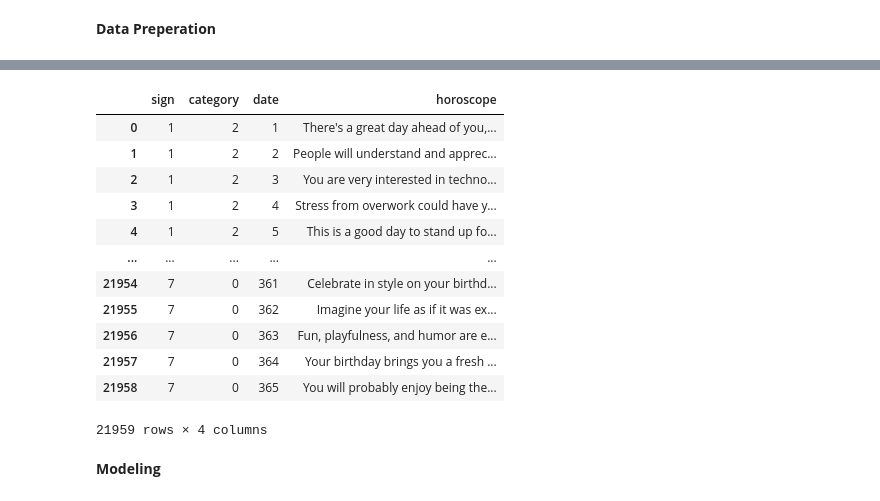
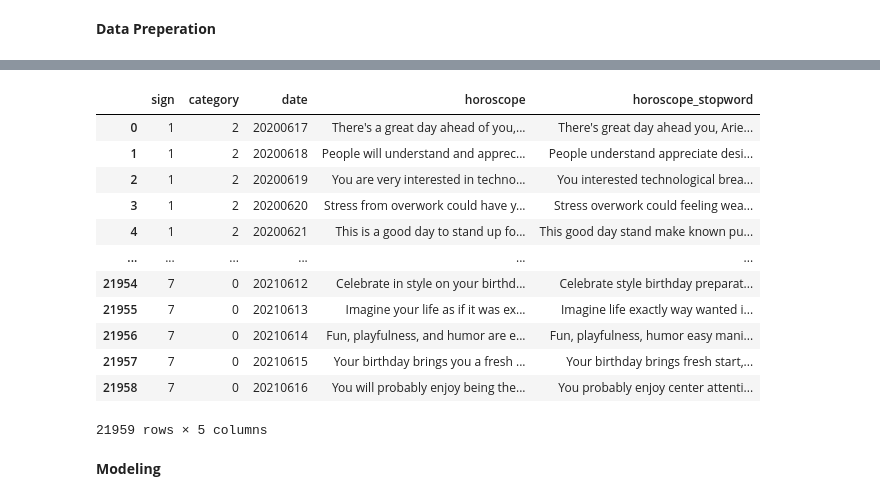
Before and after one commit to idewaacp/Astologeeks, a Jupyter notebook: MachineLearning.ipynb, the cells around one changed output, grey strips where cells are left out. Cells and saved outputs as stored; diff of their text form; code cells hidden in the pictures.

```diff
--- a/MachineLearning.ipynb
+++ b/MachineLearning.ipynb
@@ -14,7 +12,7 @@ from datetime import datetime
 from dateutil.relativedelta import relativedelta
 # %%
 df = pd.read_csv('horoscope_saved.csv')
-df['date'] = pd.to_datetime(df['date'], format='%Y%m%d')
+#df['date'] = pd.to_datetime(df['date'], format='%Y%m%d')
 df
 # %% [output]
 |  | sign | category | date | horoscope |
@@ -32,4 +30,4 @@ df
 21959 rows × 4 columns
 # %%
-df['date'] = df['date'].dt.date
-df
+#df['date'] = df['date'].dt.date
+#df
@@ -50,3 +33,0 @@ df
-# %%
-df['date'] = df['date'].datetime.now() + df['date'].timedelta(days=365)
-df
@@ -110,0 +105,6 @@ plt.show()
+# %%
+from nltk.corpus import stopwords
+stop = set(stopwords.words('english'))
+df['horoscope_stopword'] = df['horoscope'].apply(lambda x: ' '.join([word for word in x.split() if word not in (stop)]))
+
+df.head()
@@ -111,25 +118,24 @@ plt.show()
 # %%
 #label encoding
 
 # Import label encoder
 from sklearn import preprocessing
 label_encoder = preprocessing.LabelEncoder()
 df['sign']= label_encoder.fit_transform(df['sign'])
 df['category']= label_encoder.fit_transform(df['category'])
-df['date']= label_encoder.fit_transform(df['date'])
 
 df
 # %% [output]
-|  | sign | category | date | horoscope |
-| 0 | 1 | 2 | 1 | There's a great day ahead of you,... |
-| 1 | 1 | 2 | 2 | People will understand and apprec... |
-| 2 | 1 | 2 | 3 | You are very interested in techno... |
-| 3 | 1 | 2 | 4 | Stress from overwork could have y... |
-| 4 | 1 | 2 | 5 | This is a good day to stand up fo... |
-| ... | ... | ... | ... | ... |
-| 21954 | 7 | 0 | 361 | Celebrate in style on your birthd... |
-| 21955 | 7 | 0 | 362 | Imagine your life as if it was ex... |
-| 21956 | 7 | 0 | 363 | Fun, playfulness, and humor are e... |
-| 21957 | 7 | 0 | 364 | Your birthday brings you a fresh ... |
-| 21958 | 7 | 0 | 365 | You will probably enjoy being the... |
+|  | sign | category | date | horoscope | horoscope_stopword |
+| 0 | 1 | 2 | 20200617 | There's a great day ahead of you,... | There's great day ahead you, Arie... |
+| 1 | 1 | 2 | 20200618 | People will understand and apprec... | People understand appreciate desi... |
+| 2 | 1 | 2 | 20200619 | You are very interested in techno... | You interested technological brea... |
+| 3 | 1 | 2 | 20200620 | Stress from overwork could have y... | Stress overwork could feeling wea... |
+| 4 | 1 | 2 | 20200621 | This is a good day to stand up fo... | This good day stand make known pu... |
+| ... | ... | ... | ... | ... | ... |
+| 21954 | 7 | 0 | 20210612 | Celebrate in style on your birthd... | Celebrate style birthday preparat... |
+| 21955 | 7 | 0 | 20210613 | Imagine your life as if it was ex... | Imagine life exactly way wanted i... |
+| 21956 | 7 | 0 | 20210614 | Fun, playfulness, and humor are e... | Fun, playfulness, humor easy mani... |
+| 21957 | 7 | 0 | 20210615 | Your birthday brings you a fresh ... | Your birthday brings fresh start,... |
+| 21958 | 7 | 0 | 20210616 | You will probably enjoy being the... | You probably enjoy center attenti... |
-21959 rows × 4 columns
+21959 rows × 5 columns
```
Also changed, not shown: parts of 15 cells of this notebook.
